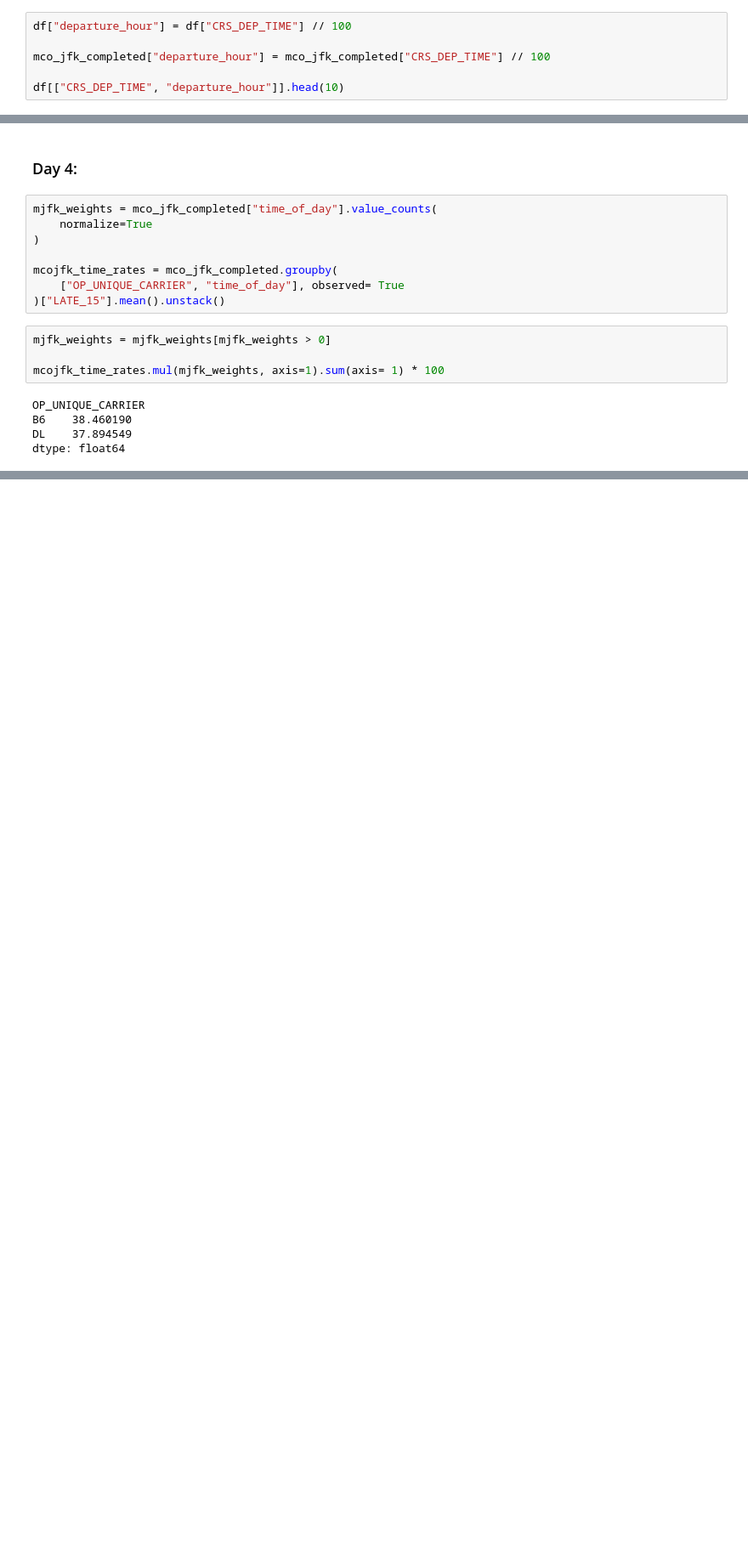
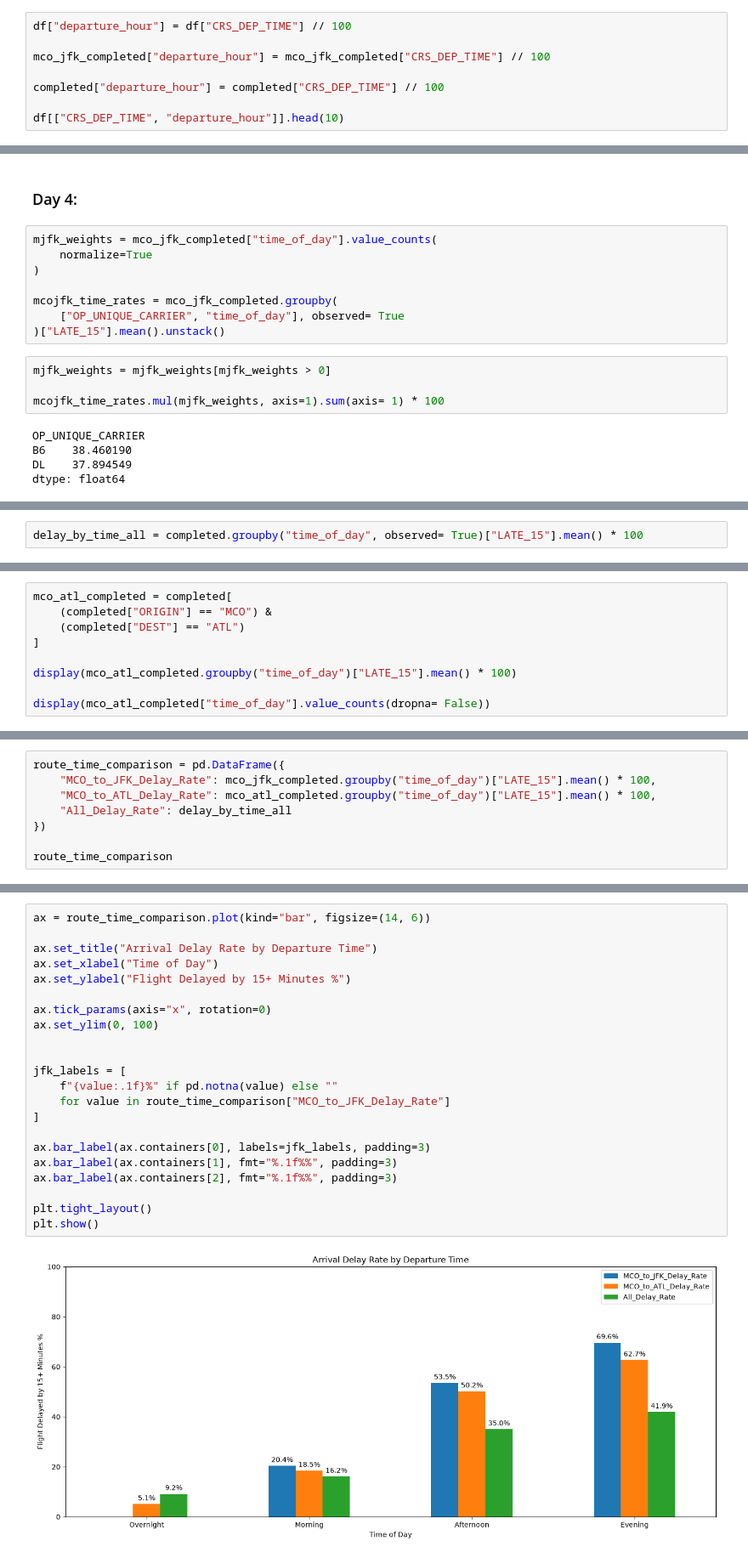
Before and after one commit to denibeni31/airline-value-analysis, a Jupyter notebook: pynotebooks/flight_analysis.ipynb, the cells around one changed output, grey strips where cells are left out. Shown at 85% size. Saved outputs shown, nothing was run; the diff lists cells and outputs as text; blank space fills up the shorter version.

Commit message:
Add nationwide and route specific flight delay analysis

```diff
--- a/pynotebooks/flight_analysis.ipynb
+++ b/pynotebooks/flight_analysis.ipynb
@@ -382,6 +312,8 @@ df["departure_hour"] = df["CRS_DEP_TIME"] // 100
 
 mco_jfk_completed["departure_hour"] = mco_jfk_completed["CRS_DEP_TIME"] // 100
 
+completed["departure_hour"] = completed["CRS_DEP_TIME"] // 100
+
 df[["CRS_DEP_TIME", "departure_hour"]].head(10)
 # %% [output]
 |  | CRS_DEP_TIME | departure_hour |
@@ -514,0 +476,2 @@ dtype: float64
+# %%
+delay_by_time_all = completed.groupby("time_of_day", observed= True)["LATE_15"].mean() * 100
@@ -514,0 +506,9 @@ dtype: float64
+# %%
+mco_atl_completed = completed[
+    (completed["ORIGIN"] == "MCO") &
+    (completed["DEST"] == "ATL")
+]
+
+display(mco_atl_completed.groupby("time_of_day")["LATE_15"].mean() * 100)
+
+display(mco_atl_completed["time_of_day"].value_counts(dropna= False))
@@ -514,0 +528,8 @@ dtype: float64
+# %%
+route_time_comparison = pd.DataFrame({
+    "MCO_to_JFK_Delay_Rate": mco_jfk_completed.groupby("time_of_day")["LATE_15"].mean() * 100,
+    "MCO_to_ATL_Delay_Rate": mco_atl_completed.groupby("time_of_day")["LATE_15"].mean() * 100,
+    "All_Delay_Rate": delay_by_time_all
+})
+
+route_time_comparison
@@ -514,0 +543,24 @@ dtype: float64
+# %%
+ax = route_time_comparison.plot(kind="bar", figsize=(14, 6))
+
+ax.set_title("Arrival Delay Rate by Departure Time")
+ax.set_xlabel("Time of Day")
+ax.set_ylabel("Flight Delayed by 15+ Minutes %")
+
+ax.tick_params(axis="x", rotation=0)
+ax.set_ylim(0, 100)
+
+
+jfk_labels = [
+    f"{value:.1f}%" if pd.notna(value) else ""
+    for value in route_time_comparison["MCO_to_JFK_Delay_Rate"]
+]
+
+ax.bar_label(ax.containers[0], labels=jfk_labels, padding=3)
+ax.bar_label(ax.containers[1], fmt="%.1f%%", padding=3)
+ax.bar_label(ax.containers[2], fmt="%.1f%%", padding=3)
+
+plt.tight_layout()
+plt.show()
+# %% [output]
+[figure, added]
```
Also changed, not shown: parts of 8 cells of this notebook.
